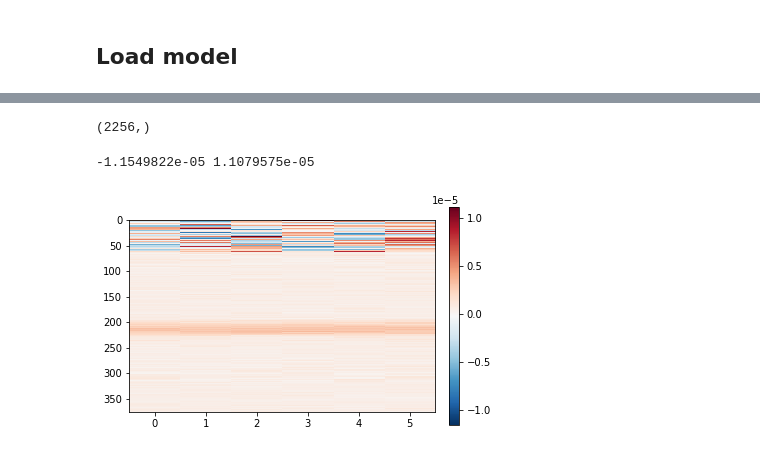
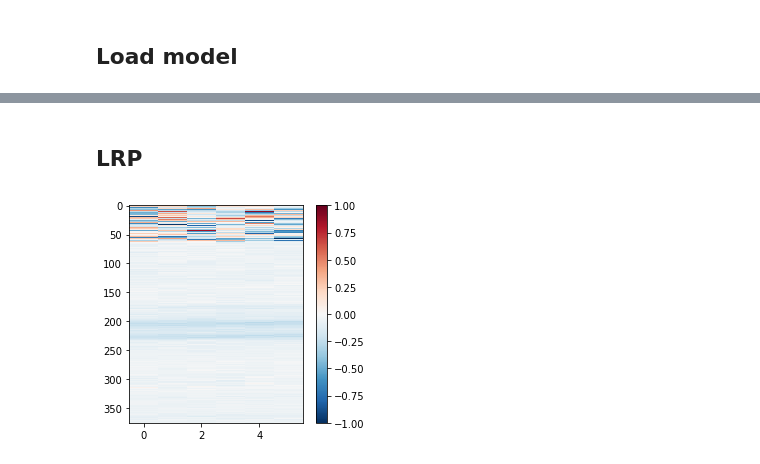
Before and after one commit to AdrienBq/Turbulence, a Jupyter notebook: explo/lrp.ipynb, the cells around one changed output, grey strips where cells are left out. Saved outputs shown, nothing was run; the diff lists cells and outputs as text; code cells hidden in the pictures.

```diff
--- a/explo/lrp.ipynb
+++ b/explo/lrp.ipynb
@@ -79,8 +79,8 @@ nb_epochs = 20
 train_losses=[]
 test_losses=[]
 
-model_load = DNN(batch_size=batch_size,input_size=len_in,output_size=len_out)
-model_load.load_state_dict(torch.load(f'explo/models/simple_dnn{model_number}'))
+model_load = DNN(batch_size=batch_size,input_size=len_in+1,output_size=1)
+model_load.load_state_dict(torch.load(f'explo/models/simple_dnn_one_alt_2'))
 model_load.eval()
 # %% [output]
 DNN(
@@ -177,16 +100,14 @@ R[0] = A[0]*c-lb*cp-hb*cm                           # step 4
-# %%
-R[0].shape
-# %% [output]
-(2256,)
-# %%
-plot_ds = R[0].reshape(376,6)
-plot_ds.shape
-print(plot_ds.min(), plot_ds.max())
-# %% [output]
--1.1549822e-05 1.1079575e-05
+# %% [markdown]
+## LRP
+# %%
+z = 100
+X = input_test[100]
+T = output_test[100]
+
+plot_ds = utils.lrp(model_load, X, T, z)
 # %%
-im = plt.imshow(plot_ds , cmap = 'RdBu_r' , interpolation = 'nearest', aspect=0.01)
+im = plt.imshow(plot_ds , cmap = 'RdBu_r' , interpolation = 'nearest', aspect=0.02, vmin=-1, vmax=1)
 plt.colorbar(im, orientation='vertical', fraction=0.046, pad=0.04)
 plt.show()
 # %% [output]
-[figure, old version]
+[figure, new version]
```
Also changed, not shown: parts of 12 cells of this notebook, 4 other files.
